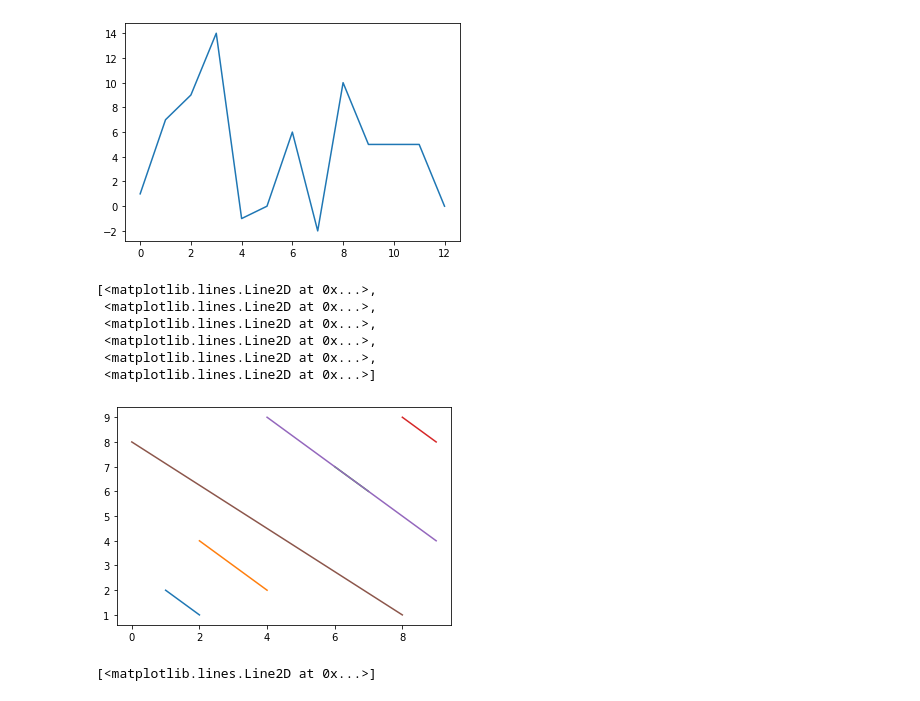
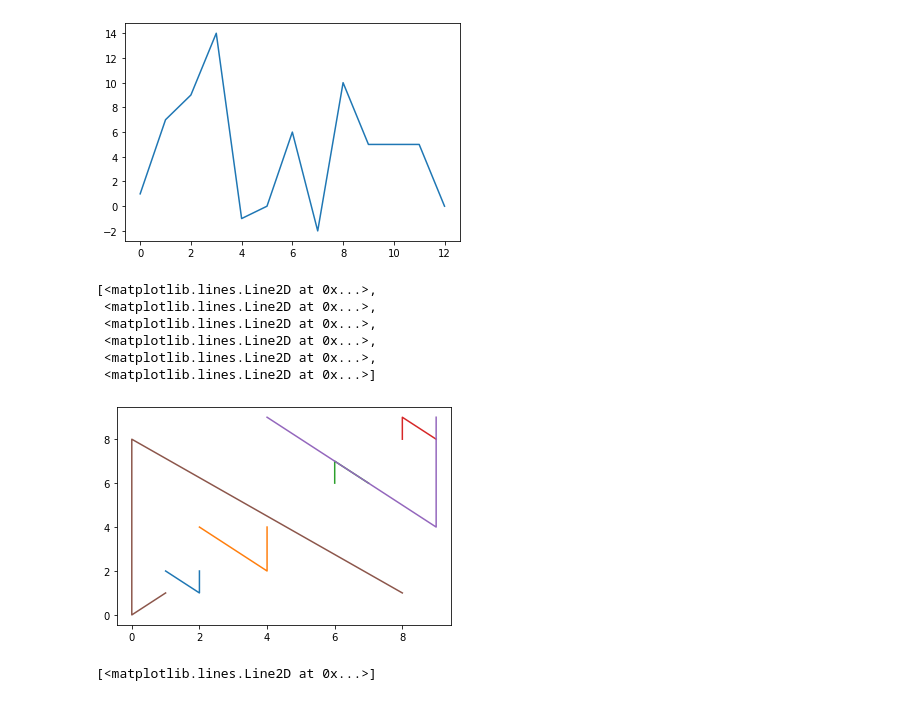
Before and after one commit to chunche95/ProgramacionModernaPython, a Jupyter notebook: Proyectos/Fundamentals Data Analysis and Visualization Tools in Python with Anaconda and Jupiter Notebook/MatplotLibTuto.ipynb, the cells around one changed output. Saved outputs shown, nothing was run; the diff lists cells and outputs as text; code cells hidden in the pictures.

Commit message:
Matplotlib-Graphics

```diff
--- a/Proyectos/Fundamentals Data Analysis and Visualization Tools in Python with Anaconda and Jupiter Notebook/MatplotLibTuto.ipynb
+++ b/Proyectos/Fundamentals Data Analysis and Visualization Tools in Python with Anaconda and Jupiter Notebook/MatplotLibTuto.ipynb
@@ -7,17 +7,17 @@ plt.plot([1, 7, 9, 14, -1, 0, 6, -2, 10, 5, 5 , 5, 0])
 [<matplotlib.lines.Line2D at 0x...>]
 [figure]
 # %%
-a = np.array([ [1,2,7,9,4,8], [2,4,6,8,9,0] , [2,4,6,8,9,0] ])
-b = np.array([ [2,4,6,8,9,1], [1,2,7,9,4,8] , [2,4,6,8,9,0] ])
+a = np.array([ [1,2,7,9,4,8], [2,4,6,8,9,0] , [2,4,6,8,9,0], [2,4,6,8,9,1]])
+b = np.array([ [2,4,6,8,9,1], [1,2,7,9,4,8] , [2,4,6,8,9,0], [2,4,6,8,9,1]])
 plt.plot(a, b)
 # %% [output]
 [<matplotlib.lines.Line2D at 0x...>,
  <matplotlib.lines.Line2D at 0x...>,
  <matplotlib.lines.Line2D at 0x...>,
  <matplotlib.lines.Line2D at 0x...>,
  <matplotlib.lines.Line2D at 0x...>,
  <matplotlib.lines.Line2D at 0x...>]
-[figure, old version]
+[figure, new version]
 # %%
 a = np.array([ [1,2,7,9,4,8], [2,4,6,8,9,0] ])
 plt.plot(a[0],a[1])
```
Also changed, not shown: parts of 5 cells of this notebook.
